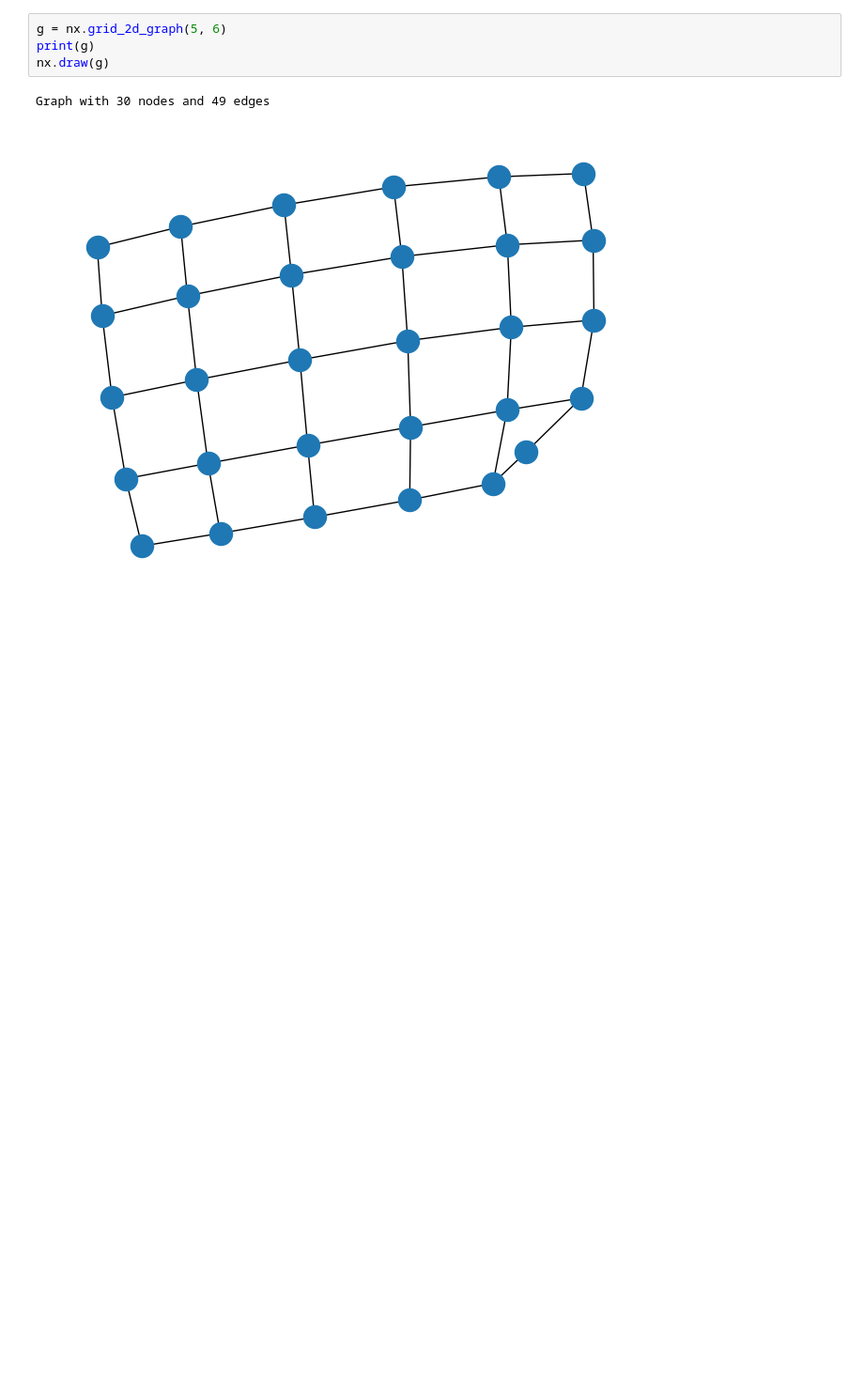
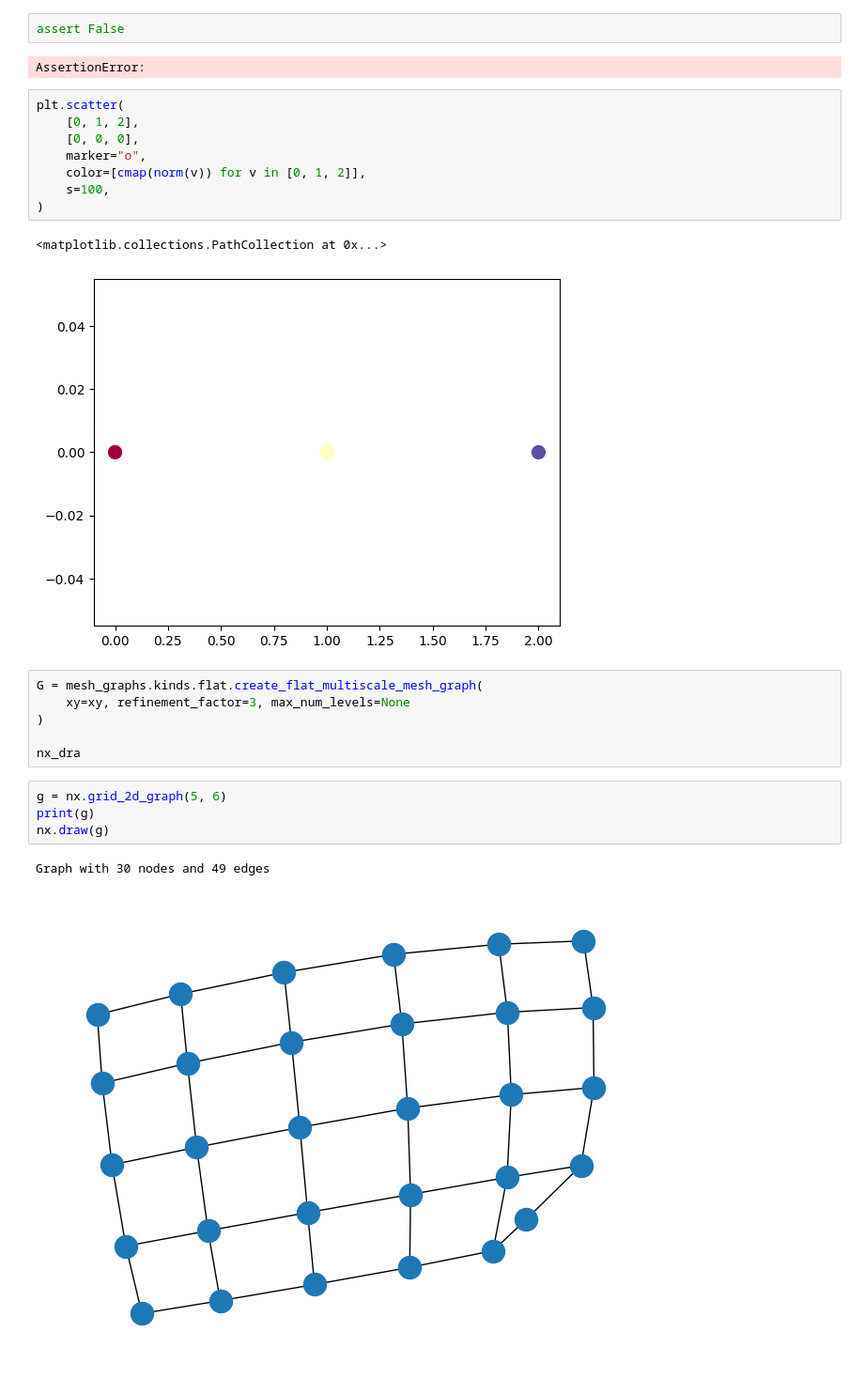
Before and after one commit to leifdenby/neural-lam, a Jupyter notebook: notebooks/constructing_the_graph.ipynb, the cells around one changed output. Shown at 94% size. Saved outputs shown, nothing was run; the diff lists cells and outputs as text; blank space fills up the shorter version.

```diff
--- a/notebooks/constructing_the_graph.ipynb
+++ b/notebooks/constructing_the_graph.ipynb
@@ -6,3 +63,24 @@ import neural_lam.mesh.create
+# %%
+assert False
+# %% [output]
+AssertionError:
+# %%
+plt.scatter(
+    [0, 1, 2],
+    [0, 0, 0],
+    marker="o",
+    color=[cmap(norm(v)) for v in [0, 1, 2]],
+    s=100,
+)
+# %% [output]
+<matplotlib.collections.PathCollection at 0x...>
+[figure, added]
+# %%
+G = mesh_graphs.kinds.flat.create_flat_multiscale_mesh_graph(
+    xy=xy, refinement_factor=3, max_num_levels=None
+)
+
+nx_dra
 # %%
 g = nx.grid_2d_graph(5, 6)
 print(g)
```
Also changed, not shown: parts of 9 cells of this notebook, 24 other files.
